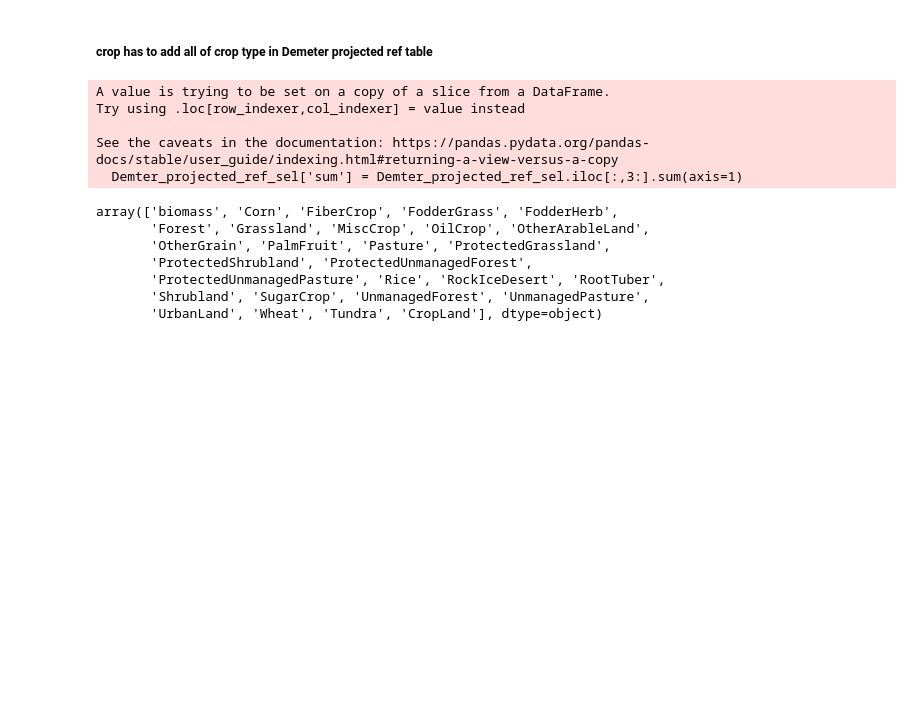
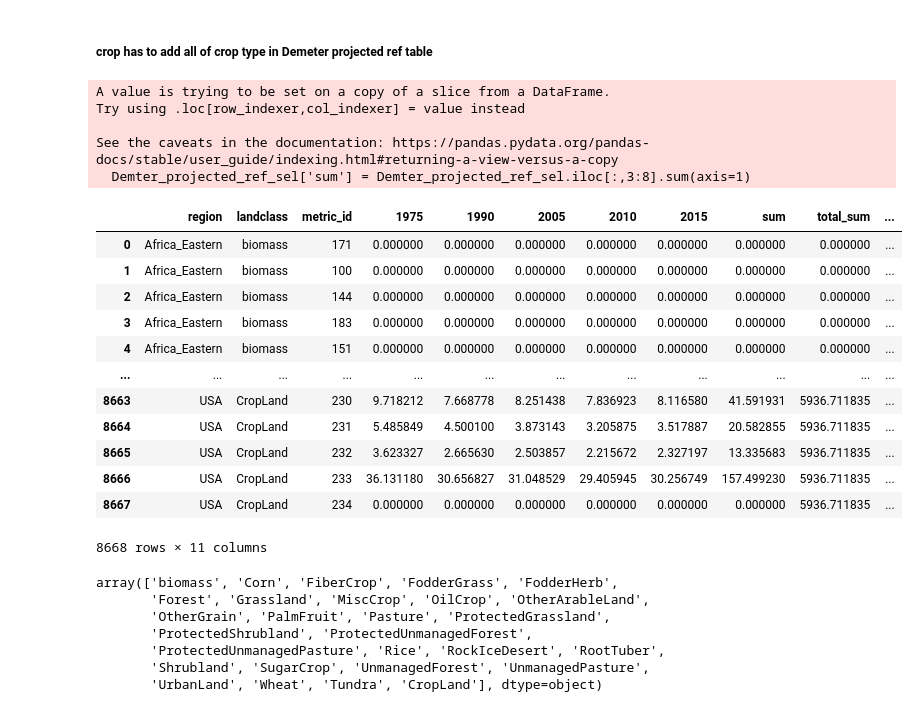
Before and after one commit to CGL5230/AR6-landues-databast-downscaling-by-Demeter, a Jupyter notebook: demeter_preprocessing.ipynb, the cells around one changed output. Cells and saved outputs as stored; diff of their text form; code cells hidden in the pictures; blank space fills up the shorter version.

```diff
--- a/demeter_preprocessing.ipynb
+++ b/demeter_preprocessing.ipynb
@@ -327,12 +348,13 @@ columns_of_interest = ['region', 'landclass', 'metric_id'] + year_columns
 
 Demter_projected_ref_sel = Demter_projected_ref[columns_of_interest]
 
-Demter_projected_ref_sel['sum'] = Demter_projected_ref_sel.iloc[:,3:].sum(axis=1)
+Demter_projected_ref_sel['sum'] = Demter_projected_ref_sel.iloc[:,3:8].sum(axis=1)
 
-landclass_totals = Demter_projected_ref_sel.groupby('landclass')['sum'].sum().reset_index(name='total_sum')
+Demter_projected_ref_sel.to_csv('/home/cgl/LUCC_Climate/AR6ISO_database/projected_test/Demter_projected_sum.csv')
 
-Demter_projected_ref_sel = Demter_projected_ref_sel.merge(landclass_totals, on='landclass')
-
+landclass_totals = Demter_projected_ref_sel.groupby(['region','landclass'])['sum'].sum().reset_index(name='total_sum')
+Demter_projected_ref_sel = Demter_projected_ref_sel.merge(landclass_totals, on=['region','landclass'])
+Demter_projected_ref_sel.to_csv('/home/cgl/LUCC_Climate/AR6ISO_database/projected_test/Demter_projected_totalsum.csv')
 # 计算占比
 Demter_projected_ref_sel['weight'] =Demter_projected_ref_sel['sum'] / Demter_projected_ref_sel['total_sum']
 # %% [output]
@@ -340,7 +362,23 @@ A value is trying to be set on a copy of a slice from a DataFrame.
 Try using .loc[row_indexer,col_indexer] = value instead
 
 See the caveats in the documentation: https://pandas.pydata.org/pandas-docs/stable/user_guide/indexing.html#returning-a-view-versus-a-copy
-  Demter_projected_ref_sel['sum'] = Demter_projected_ref_sel.iloc[:,3:].sum(axis=1)
+  Demter_projected_ref_sel['sum'] = Demter_projected_ref_sel.iloc[:,3:8].sum(axis=1)
+# %%
+Demter_projected_ref_sel
+# %% [output]
+|  | region | landclass | metric_id | 1975 | 1990 | 2005 | 2010 | 2015 | sum | total_sum | ... |
+| 0 | Africa_Eastern | biomass | 171 | 0.000000 | 0.000000 | 0.000000 | 0.000000 | 0.000000 | 0.000000 | 0.000000 | ... |
+| 1 | Africa_Eastern | biomass | 100 | 0.000000 | 0.000000 | 0.000000 | 0.000000 | 0.000000 | 0.000000 | 0.000000 | ... |
+| 2 | Africa_Eastern | biomass | 144 | 0.000000 | 0.000000 | 0.000000 | 0.000000 | 0.000000 | 0.000000 | 0.000000 | ... |
+| 3 | Africa_Eastern | biomass | 183 | 0.000000 | 0.000000 | 0.000000 | 0.000000 | 0.000000 | 0.000000 | 0.000000 | ... |
+| 4 | Africa_Eastern | biomass | 151 | 0.000000 | 0.000000 | 0.000000 | 0.000000 | 0.000000 | 0.000000 | 0.000000 | ... |
+| ... | ... | ... | ... | ... | ... | ... | ... | ... | ... | ... | ... |
+| 8663 | USA | CropLand | 230 | 9.718212 | 7.668778 | 8.251438 | 7.836923 | 8.116580 | 41.591931 | 5936.711835 | ... |
+| 8664 | USA | CropLand | 231 | 5.485849 | 4.500100 | 3.873143 | 3.205875 | 3.517887 | 20.582855 | 5936.711835 | ... |
+| 8665 | USA | CropLand | 232 | 3.623327 | 2.665630 | 2.503857 | 2.215672 | 2.327197 | 13.335683 | 5936.711835 | ... |
+| 8666 | USA | CropLand | 233 | 36.131180 | 30.656827 | 31.048529 | 29.405945 | 30.256749 | 157.499230 | 5936.711835 | ... |
+| 8667 | USA | CropLand | 234 | 0.000000 | 0.000000 | 0.000000 | 0.000000 | 0.000000 | 0.000000 | 5936.711835 | ... |
+8668 rows × 11 columns
 # %%
 Demter_projected_ref_sel.to_csv('/home/cgl/LUCC_Climate/AR6ISO_database/Demter_projected_ref_sel.csv')
 # %%
```
Also changed, not shown: parts of 7 cells of this notebook.
